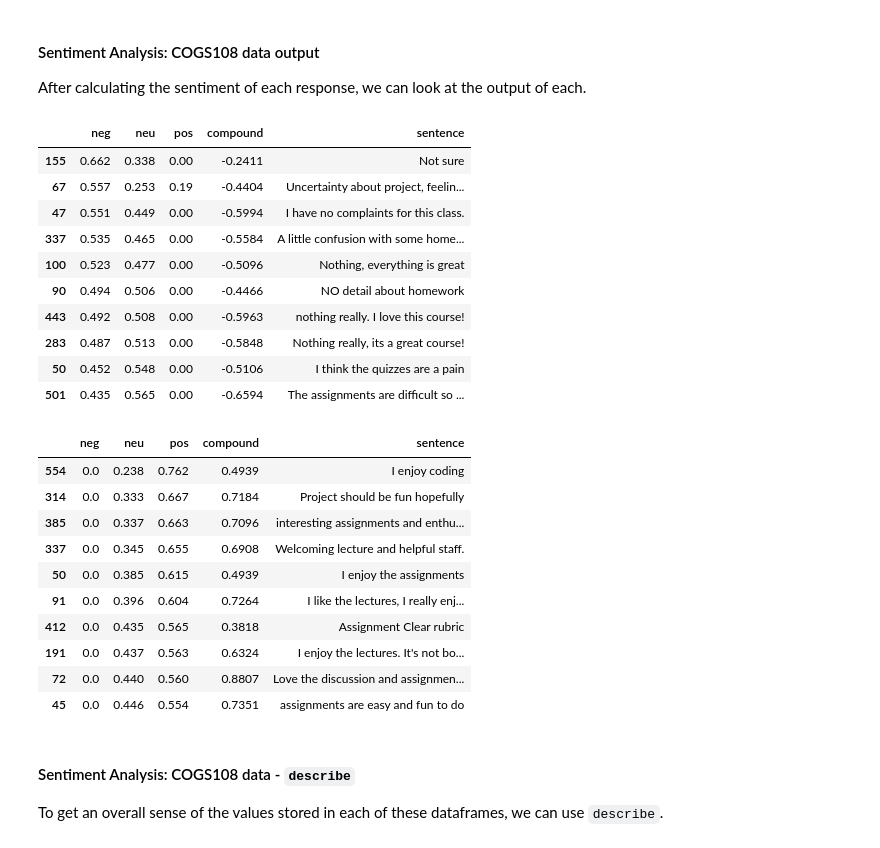
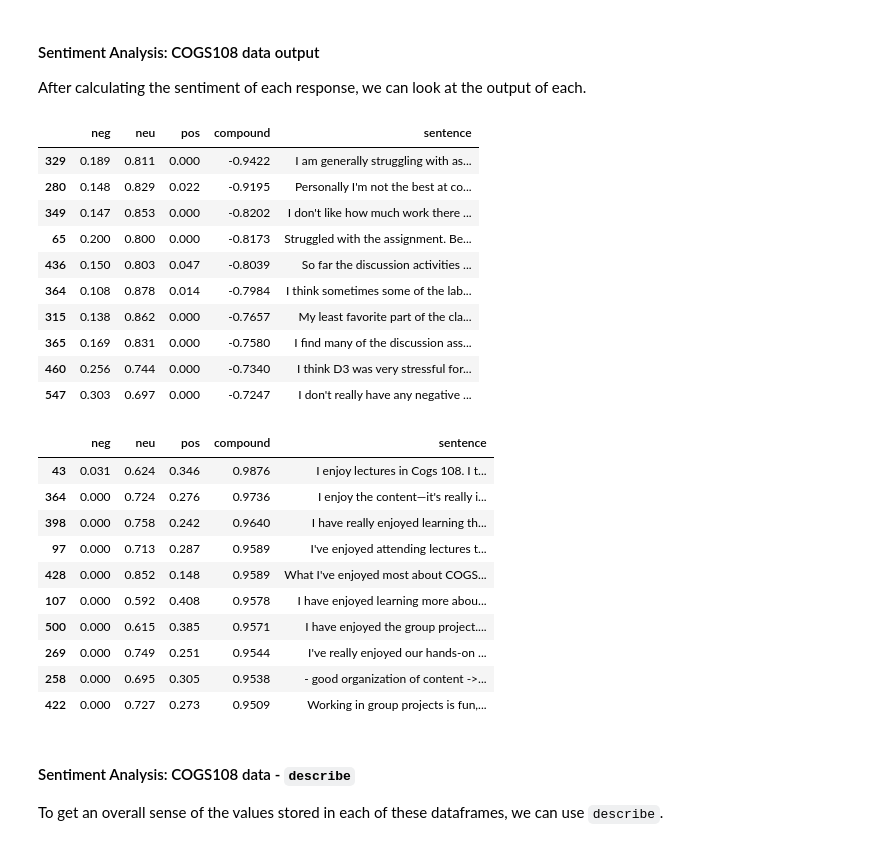
Before and after one commit to COGS108/Lectures-Ellis, a Jupyter notebook: 07_text/07_14_text.ipynb, the cells around one changed output. Cells and saved outputs as stored; diff of their text form; code cells hidden in the pictures.

```diff
--- a/07_text/07_14_text.ipynb
+++ b/07_text/07_14_text.ipynb
@@ -547,34 +552,34 @@ most_sentiments = most_sentiments[most_sentiments['sentence'] != 'No response']
 least_sentiments = least_sentiments[least_sentiments['sentence'] != 'No response']
 # %%
 # take a look at the output
-least_sentiments.sort_values(by='neg', ascending=False).head(10)
+least_sentiments.sort_values(by='compound', ascending=True).head(10)
 # %% [output]
 |  | neg | neu | pos | compound | sentence |
-| 155 | 0.662 | 0.338 | 0.00 | -0.2411 | Not sure |
-| 67 | 0.557 | 0.253 | 0.19 | -0.4404 | Uncertainty about project, feelin... |
-| 47 | 0.551 | 0.449 | 0.00 | -0.5994 | I have no complaints for this class. |
-| 337 | 0.535 | 0.465 | 0.00 | -0.5584 | A little confusion with some home... |
-| 100 | 0.523 | 0.477 | 0.00 | -0.5096 | Nothing, everything is great |
-| 90 | 0.494 | 0.506 | 0.00 | -0.4466 | NO detail about homework |
-| 443 | 0.492 | 0.508 | 0.00 | -0.5963 | nothing really. I love this course! |
-| 283 | 0.487 | 0.513 | 0.00 | -0.5848 | Nothing really, its a great course! |
-| 50 | 0.452 | 0.548 | 0.00 | -0.5106 | I think the quizzes are a pain |
-| 501 | 0.435 | 0.565 | 0.00 | -0.6594 | The assignments are difficult so ... |
+| 329 | 0.189 | 0.811 | 0.000 | -0.9422 | I am generally struggling with as... |
+| 280 | 0.148 | 0.829 | 0.022 | -0.9195 | Personally I'm not the best at co... |
+| 349 | 0.147 | 0.853 | 0.000 | -0.8202 | I don't like how much work there ... |
+| 65 | 0.200 | 0.800 | 0.000 | -0.8173 | Struggled with the assignment. Be... |
+| 436 | 0.150 | 0.803 | 0.047 | -0.8039 | So far the discussion activities ... |
+| 364 | 0.108 | 0.878 | 0.014 | -0.7984 | I think sometimes some of the lab... |
+| 315 | 0.138 | 0.862 | 0.000 | -0.7657 | My least favorite part of the cla... |
+| 365 | 0.169 | 0.831 | 0.000 | -0.7580 | I find many of the discussion ass... |
+| 460 | 0.256 | 0.744 | 0.000 | -0.7340 | I think D3 was very stressful for... |
+| 547 | 0.303 | 0.697 | 0.000 | -0.7247 | I don't really have any negative ... |
 # %%
 # take a look at the output
-most_sentiments.sort_values(by='pos', ascending=False).head(10)
+most_sentiments.sort_values(by='compound', ascending=False).head(10)
 # %% [output]
 |  | neg | neu | pos | compound | sentence |
-| 554 | 0.0 | 0.238 | 0.762 | 0.4939 | I enjoy coding |
-| 314 | 0.0 | 0.333 | 0.667 | 0.7184 | Project should be fun hopefully |
-| 385 | 0.0 | 0.337 | 0.663 | 0.7096 | interesting assignments and enthu... |
-| 337 | 0.0 | 0.345 | 0.655 | 0.6908 | Welcoming lecture and helpful staff. |
-| 50 | 0.0 | 0.385 | 0.615 | 0.4939 | I enjoy the assignments |
-| 91 | 0.0 | 0.396 | 0.604 | 0.7264 | I like the lectures, I really enj... |
-| 412 | 0.0 | 0.435 | 0.565 | 0.3818 | Assignment Clear rubric |
-| 191 | 0.0 | 0.437 | 0.563 | 0.6324 | I enjoy the lectures. It's not bo... |
-| 72 | 0.0 | 0.440 | 0.560 | 0.8807 | Love the discussion and assignmen... |
-| 45 | 0.0 | 0.446 | 0.554 | 0.7351 | assignments are easy and fun to do |
+| 43 | 0.031 | 0.624 | 0.346 | 0.9876 | I enjoy lectures in Cogs 108. I t... |
+| 364 | 0.000 | 0.724 | 0.276 | 0.9736 | I enjoy the content—it's really i... |
+| 398 | 0.000 | 0.758 | 0.242 | 0.9640 | I have really enjoyed learning th... |
+| 97 | 0.000 | 0.713 | 0.287 | 0.9589 | I've enjoyed attending lectures t... |
+| 428 | 0.000 | 0.852 | 0.148 | 0.9589 | What I've enjoyed most about COGS... |
+| 107 | 0.000 | 0.592 | 0.408 | 0.9578 | I have enjoyed learning more abou... |
+| 500 | 0.000 | 0.615 | 0.385 | 0.9571 | I have enjoyed the group project.... |
+| 269 | 0.000 | 0.749 | 0.251 | 0.9544 | I've really enjoyed our hands-on ... |
+| 258 | 0.000 | 0.695 | 0.305 | 0.9538 | - good organization of content ->... |
+| 422 | 0.000 | 0.727 | 0.273 | 0.9509 | Working in group projects is fun,... |
 # %% [markdown]
 #### Sentiment Analysis: COGS108 data - `describe`
 
```
Also changed, not shown: parts of 4 cells of this notebook, 2 other files.
